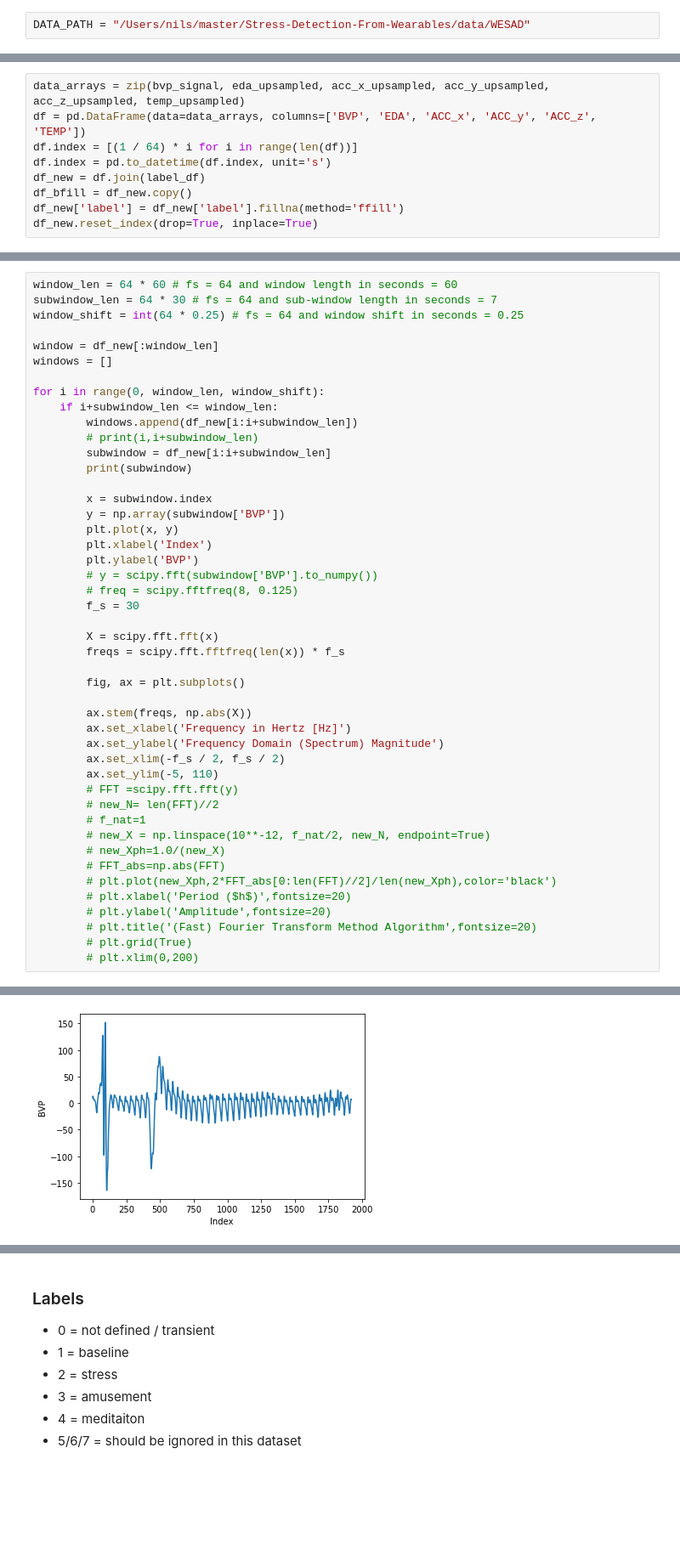
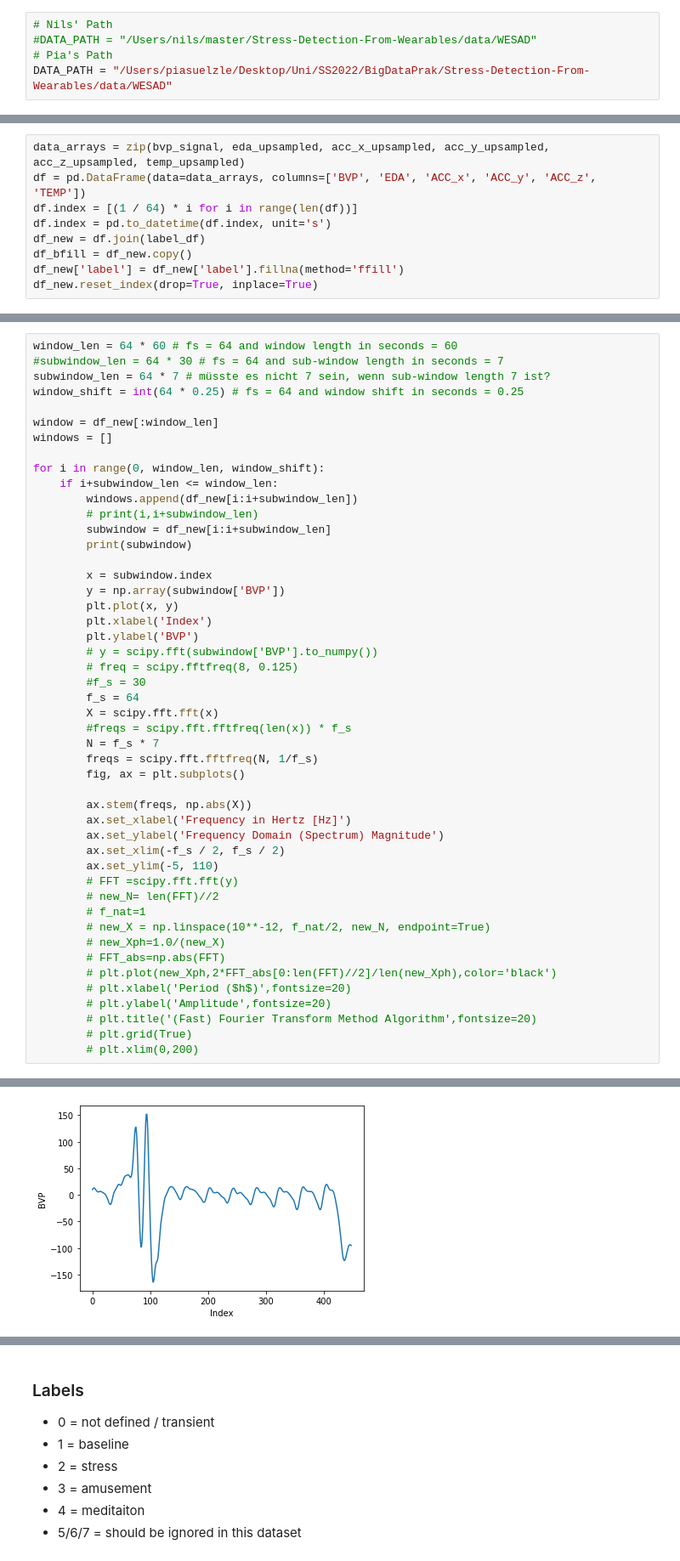
Before and after one commit to peasypi/Stress-Detection-From-Wearables, a Jupyter notebook: code/Stress_Detection_With_Wearables_Explorative_Analyse.ipynb, the cells around one changed output, grey strips where cells are left out. Shown: that part at 85% size. Drawn from its saved outputs; the diff is of its cells as text; blank space fills up the shorter version.

```diff
--- a/code/Stress_Detection_With_Wearables_Explorative_Analyse.ipynb
+++ b/code/Stress_Detection_With_Wearables_Explorative_Analyse.ipynb
@@ -7,7 +7,10 @@ import numpy as np
 import matplotlib.pyplot as plt
 import neurokit2 as nk
 # %%
-DATA_PATH = "/Users/nils/master/Stress-Detection-From-Wearables/data/WESAD"
+# Nils' Path
+#DATA_PATH = "/Users/nils/master/Stress-Detection-From-Wearables/data/WESAD"
+# Pia's Path
+DATA_PATH = "/Users/piasuelzle/Desktop/Uni/SS2022/BigDataPrak/Stress-Detection-From-Wearables/data/WESAD"
 # %%
 class Subject:
 
@@ -273,6 +282,7 @@ df_new.reset_index(drop=True, inplace=True)
 # %%
 window_len = 64 * 60 # fs = 64 and window length in seconds = 60
-subwindow_len = 64 * 30 # fs = 64 and sub-window length in seconds = 7
+#subwindow_len = 64 * 30 # fs = 64 and sub-window length in seconds = 7
+subwindow_len = 64 * 7 # müsste es nicht 7 sein, wenn sub-window length 7 ist?
 window_shift = int(64 * 0.25) # fs = 64 and window shift in seconds = 0.25
 
 window = df_new[:window_len]
@@ -292,11 +302,12 @@ for i in range(0, window_len, window_shift):
         plt.ylabel('BVP')
         # y = scipy.fft(subwindow['BVP'].to_numpy())
         # freq = scipy.fftfreq(8, 0.125)
-        f_s = 30
-
+        #f_s = 30
+        f_s = 64
         X = scipy.fft.fft(x)
-        freqs = scipy.fft.fftfreq(len(x)) * f_s
-
+        #freqs = scipy.fft.fftfreq(len(x)) * f_s
+        N = f_s * 7
+        freqs = scipy.fft.fftfreq(N, 1/f_s)
         fig, ax = plt.subplots()
 
         ax.stem(freqs, np.abs(X))
@@ -354 +365 @@ for i in range(0, window_len, window_shift):
-[figure, old version]
+[figure, new version]
```
Also changed, not shown: parts of 12 cells of this notebook.
